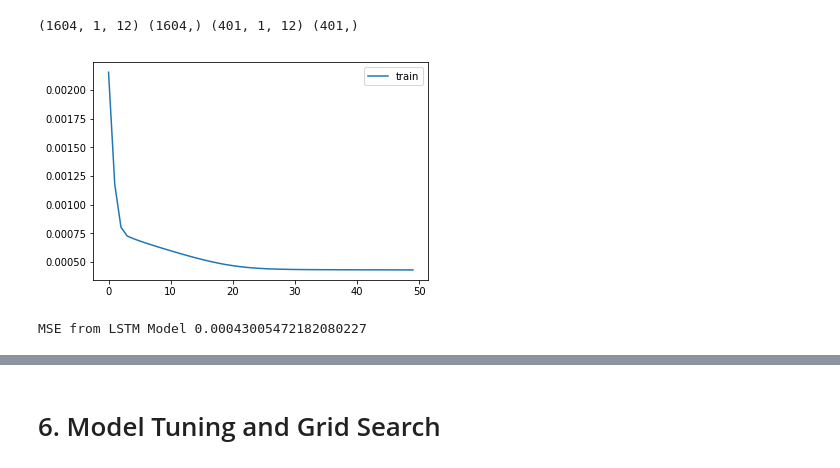
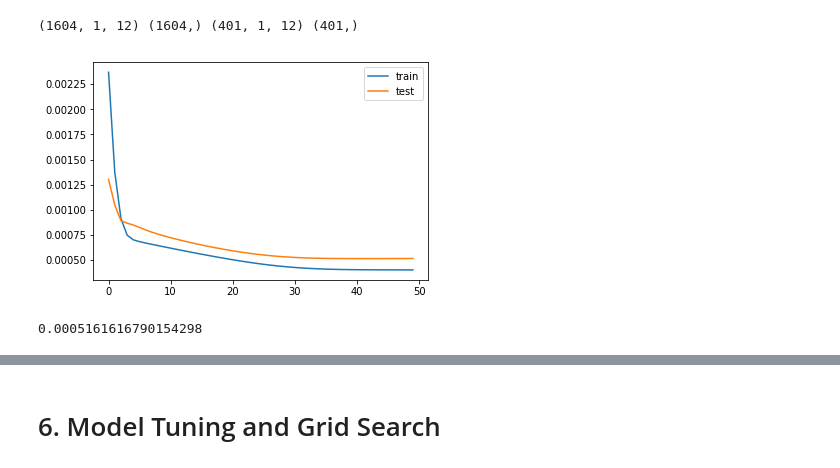
Before and after one commit to sahil231090/MLBook, a Jupyter notebook: RegressionCaseStudies/Regression-MasterTemplate.ipynb, the cells around one changed output, grey strips where cells are left out. Cells and saved outputs as stored; diff of their text form; code cells hidden in the pictures.

Commit message:
Master Template with time series-ARIMA and LSTM with grid search

```diff
--- a/RegressionCaseStudies/Regression-MasterTemplate.ipynb
+++ b/RegressionCaseStudies/Regression-MasterTemplate.ipynb
@@ -510,7 +474,7 @@ models.append(('ETR', ExtraTreesRegressor()))
 # %%
 #Running deep learning models and performing cross validation takes time
 #Set the following Flag to 0 if the Deep LEarning Models Flag has to be disabled
-EnableDeepLearningModelsFlag = 0
+EnableDeepLearningRegreesorFlag = 0
 
 def create_model(neurons=12, activation='relu', learn_rate = 0.01, momentum=0):
         # create model
@@ -526,8 +490,8 @@ def create_model(neurons=12, activation='relu', learn_rate = 0.01, momentum=0):
         return model
 # %%
 #Add Deep Learning Regressor
-if ( EnableDeepLearningModelsFlag == 1):
-    models.append(('DNN', KerasRegressor(build_fn=create_model, epochs=100, batch_size=20, verbose=1)))
+if ( EnableDeepLearningRegreesorFlag == 1):
+    models.append(('DNN', KerasRegressor(build_fn=create_model, epochs=100, batch_size=100, verbose=1)))
 # %% [markdown]
 ### K-folds cross validation
 # %%
@@ -607,10 +575,8 @@ error_Test
 # %% [markdown]
 The data needs to be in 3D format for the LSTM model. So, Performing the data transform.
 # %%
-X_train_LSTM = np.array(X_train)
-Y_train_LSTM = np.array(Y_train)
-X_validation_LSTM = np.array(X_validation)
-Y_validation_LSTM = np.array(Y_validation)
+X_train_LSTM, X_validation_LSTM = np.array(X_train), np.array(X_validation)
+Y_train_LSTM, Y_validation_LSTM = np.array(Y_train), np.array(Y_validation)
 X_train_LSTM= X_train_LSTM.reshape((X_train_LSTM.shape[0], 1, X_train_LSTM.shape[1]))
 X_validation_LSTM= X_validation_LSTM.reshape((X_validation_LSTM.shape[0], 1, X_validation_LSTM.shape[1]))
 print(X_train_LSTM.shape, Y_train_LSTM.shape, X_validation_LSTM.shape, Y_validation_LSTM.shape)
@@ -619,19 +585,23 @@ print(X_train_LSTM.shape, Y_train_LSTM.shape, X_validation_LSTM.shape, Y_validat
 # %%
 # design network
 from matplotlib import pyplot
-model = Sequential()
-model.add(LSTM(50, input_shape=(X_train_LSTM.shape[1], X_train_LSTM.shape[2])))
-#More number of cells can be added if needed
-model.add(Dense(1))
-model.compile(loss='mse', optimizer='adam')
-# fit network
-history = model.fit(X_train_LSTM, Y_train_LSTM, epochs=50, batch_size=72, verbose=0, shuffle=False)# plot history
+
+def create_LSTMmodel(neurons=12, learn_rate = 0.01, momentum=0):
+        # create model
+    model = Sequential()
+    model.add(LSTM(50, input_shape=(X_train_LSTM.shape[1], X_train_LSTM.shape[2])))
+    #More number of cells can be added if needed
+    model.add(Dense(1))
+    optimizer = SGD(lr=learn_rate, momentum=momentum)
+    model.compile(loss='mse', optimizer='adam')
+    return model
+LSTMModel = create_LSTMmodel(12, learn_rate = 0.01, momentum=0)
+LSTMModel_fit = LSTMModel.fit(X_train_LSTM, Y_train_LSTM, validation_data=(X_validation_LSTM, Y_validation_LSTM),epochs=50, batch_size=72, verbose=0, shuffle=False)# plot history
 # %%
-pyplot.plot(history.history['loss'], label='train')
-#pyplot.plot(history.history['val_loss'], label='test')
+#Visual plot to check if the error is reducing
+pyplot.plot(LSTMModel_fit.history['loss'], label='train')
+pyplot.plot(LSTMModel_fit.history['val_loss'], label='test')
 pyplot.legend()
 pyplot.show()
-print("MSE from LSTM Model", history.history['loss'][-1])
 # %% [output]
-[figure, old version]
+[figure, new version]
-MSE from LSTM Model 0.00043005472182080227
@@ -676,0 +608,7 @@ def model_configs():
+# %%
+error_Training_LSTM = mean_squared_error(Y_train_LSTM, LSTMModel.predict(X_train_LSTM))
+predicted = LSTMModel.predict(X_validation_LSTM)
+error_Test_LSTM = mean_squared_error(Y_validation,predicted)
+error_Test_LSTM
+# %% [output]
+0.0005161616790154298
```
Also changed, not shown: parts of 40 cells of this notebook.
